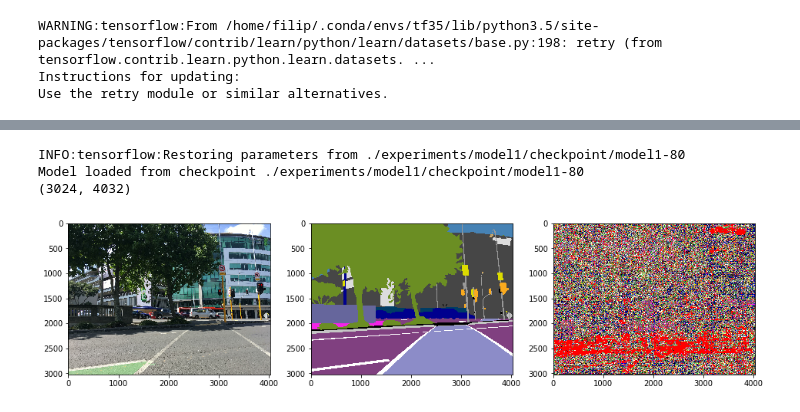
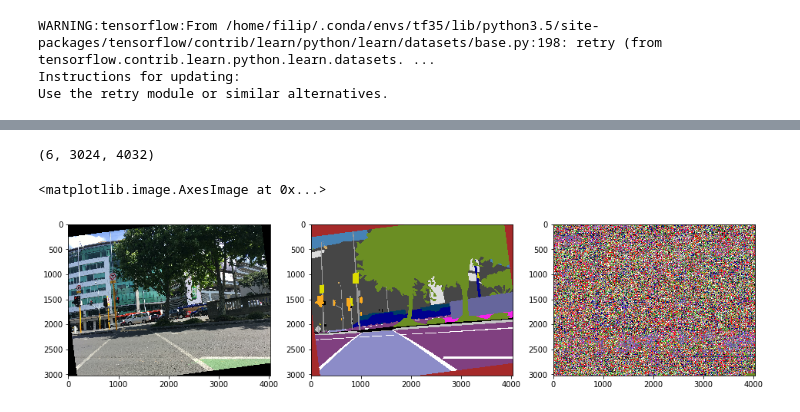
Before and after one commit to FilipStefaniuk/MIMUW-DL, a Jupyter notebook: assignments/assignment2/viz.ipynb, the cells around one changed output, grey strips where cells are left out. Cells and saved outputs as stored; diff of their text form; code cells hidden in the pictures.

```diff
--- a/assignments/assignment2/viz.ipynb
+++ b/assignments/assignment2/viz.ipynb
@@ -14,13 +14,10 @@ palette_image = Image.open(config.palette_image)
 # %%
 data = DataLoader(config)
 model = UnetModel(config)
+sess = tf.Session()
+logger = Logger(sess, config)
+trainer = UnetTrainer(sess, model, data, config, logger)
 # %% [output]
 WARNING:tensorflow:From /home/filip/.conda/envs/tf35/lib/python3.5/site-packages/tensorflow/contrib/learn/python/learn/datasets/base.py:198: retry (from tensorflow.contrib.learn.python.learn.datasets. ...
 Instructions for updating:
 Use the retry module or similar alternatives.
-# %%
-
-with tf.Session() as sess:
-    logger = Logger(sess, config)
-    trainer = UnetTrainer(sess, model, data, config, logger)
-    trainer.train()
@@ -34,4 +23,0 @@ Test: accuracy 0.008185753598809242
-# %%
-with tf.Session() as sess:
-    trainer = UnetTrainer(sess, model, data, config)
-    trainer.validate()
@@ -40,38 +33,35 @@ Test: accuracy 0.0053592221811413765
 # %%
-with tf.Session() as sess:
-    logger = Logger(sess, config)
-    trainer = UnetTrainer(sess, model, data, config, logger)
-    sess.run(data.val_iterator.initializer)
+sess.run(data.val_iterator.initializer)
 
-    orig_x, orig_y, x, y = sess.run(data.val_next)
+orig_x, orig_y, x, y = sess.run(data.val_next)
 
-    p = trainer.predict(orig_x, x)
-    p = np.squeeze(p[0])
-    print(p.shape)
+p = trainer.predict(orig_x, x)
+p = np.squeeze(p)
+print(p.shape)
 
     # #     print(orig.shape, img_x.shape, img_y.shape)
     #     img_x = x[1]
     #     img_y = y[1]
     # #     print(img_x.min(), img_x.max(), img_y.min(), img_y.max())
 
     #     fig = plt.figure(figsize=(32, 32))
     #     img_y = Image.fromarray(np.uint8(np.squeeze(img_y))).quantize(palette=palette_image)
     #     plt.subplot(1, 2, 1)
     #     plt.imshow(np.uint8(img_x))
     #     plt.subplot(1, 2, 2)
     #     plt.imshow(img_y)
 
-    fig = plt.figure(figsize=(16, 16))
-    plt.subplot(1, 3, 1)
-    plt.imshow(np.uint8(orig_x[0]))
-    plt.subplot(1, 3, 2)
-    label = Image.fromarray(np.uint8(np.squeeze(orig_y[0]))).quantize(palette=palette_image)
-    plt.imshow(label)
-    plt.subplot(1, 3, 3)
-    img_y = Image.fromarray(np.uint8(p)).quantize(palette=palette_image)
-    plt.imshow(img_y)
+idx = 3
+fig = plt.figure(figsize=(16, 16))
+plt.subplot(1, 3, 1)
+plt.imshow(np.uint8(orig_x[idx]))
+plt.subplot(1, 3, 2)
+label = Image.fromarray(np.uint8(np.squeeze(orig_y[idx]))).quantize(palette=palette_image)
+plt.imshow(label)
+plt.subplot(1, 3, 3)
+img_y = Image.fromarray(np.uint8(p[idx])).quantize(palette=palette_image)
+plt.imshow(img_y)
 # %% [output]
-INFO:tensorflow:Restoring parameters from ./experiments/model1/checkpoint/model1-80
-Model loaded from checkpoint ./experiments/model1/checkpoint/model1-80
-(3024, 4032)
+(6, 3024, 4032)
+<matplotlib.image.AxesImage at 0x...>
-[figure, old version]
+[figure, new version]
```
Also changed, not shown: parts of 4 cells of this notebook, 5 other files.
